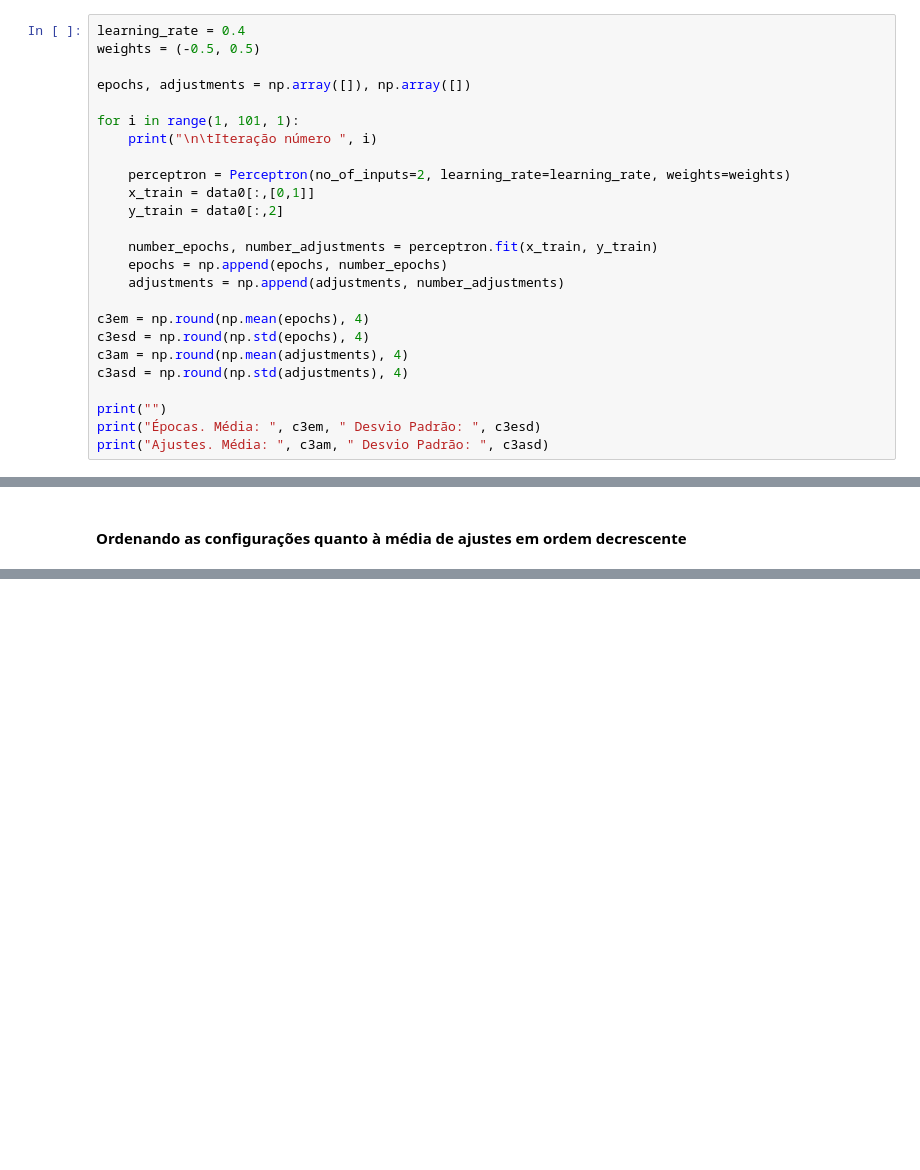
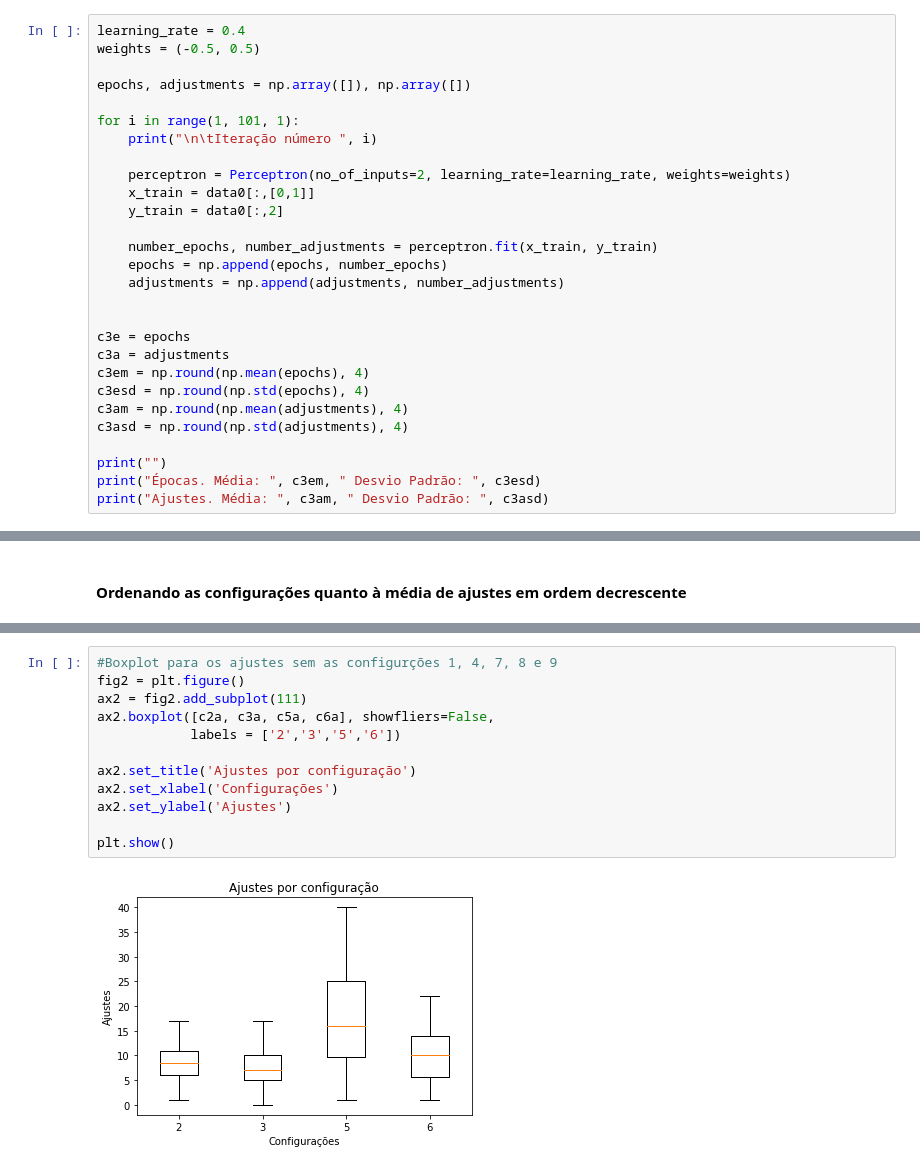
Before and after one commit to userddssilva/Perceptron-PP2-RNA2020.1, a Jupyter notebook: notebooks/Parte 2.ipynb, the cells around one changed output, grey strips where cells are left out. Drawn from its saved outputs; the diff is of its cells as text; blank space fills up the shorter version.

```diff
--- a/notebooks/Parte 2.ipynb
+++ b/notebooks/Parte 2.ipynb
@@ -263,6 +266,9 @@ for i in range(1, 101, 1):
     epochs = np.append(epochs, number_epochs)
     adjustments = np.append(adjustments, number_adjustments)
 
+
+c3e = epochs
+c3a = adjustments
 c3em = np.round(np.mean(epochs), 4)
 c3esd = np.round(np.std(epochs), 4)
 c3am = np.round(np.mean(adjustments), 4)
@@ -965,0 +1106,14 @@ adjusts_table.sort_values(by='Média', ascending=False)
+# %%
+#Boxplot para os ajustes sem as configurções 1, 4, 7, 8 e 9
+fig2 = plt.figure()
+ax2 = fig2.add_subplot(111)
+ax2.boxplot([c2a, c3a, c5a, c6a], showfliers=False,
+            labels = ['2','3','5','6'])
+
+ax2.set_title('Ajustes por configuração')
+ax2.set_xlabel('Configurações')
+ax2.set_ylabel('Ajustes')
+
+plt.show()
+# %% [output]
+[figure, added]
```
Also changed, not shown: parts of 52 cells of this notebook.
